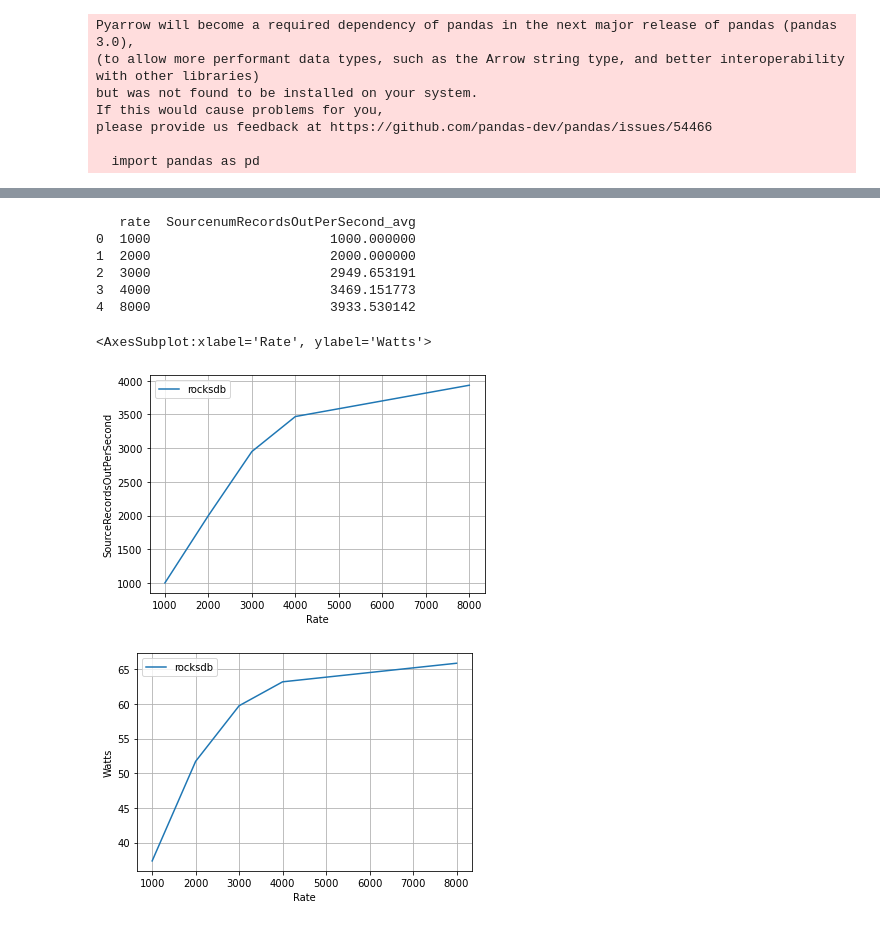
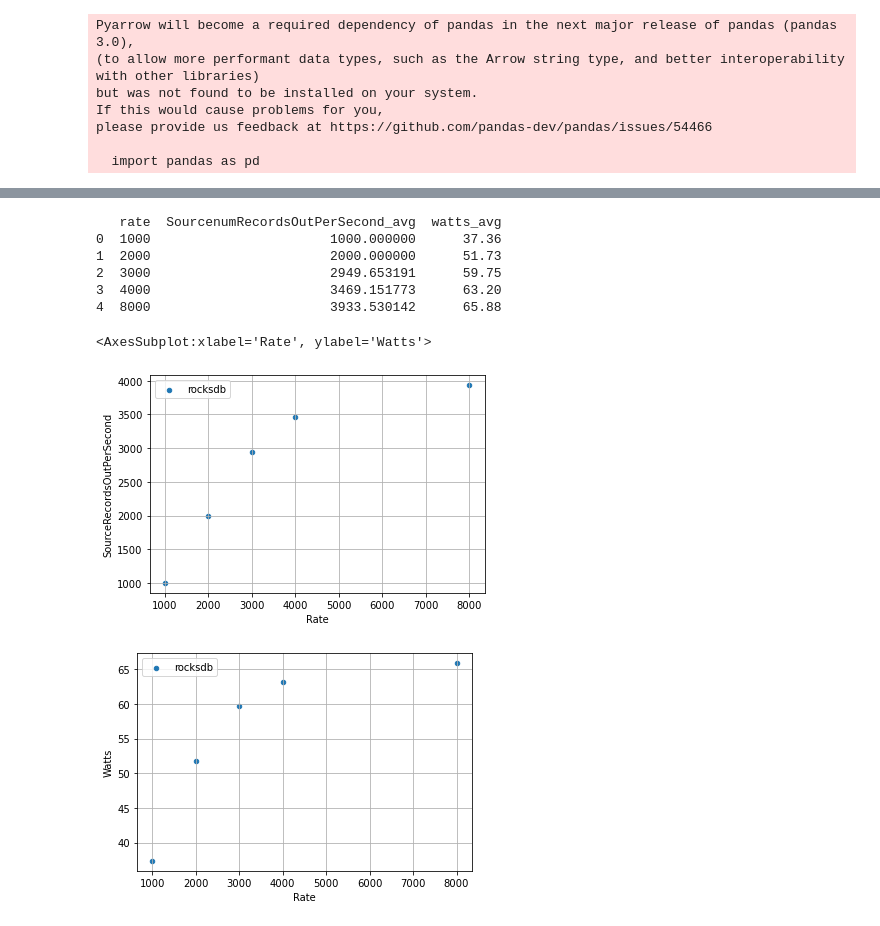
Before and after one commit to EEStrmCmptng/experiment-scripts, a Jupyter notebook: jupyter-notebook/query5_7_1_2024.ipynb, the cells around one changed output, grey strips where cells are left out. Saved outputs shown, nothing was run; the diff lists cells and outputs as text; code cells hidden in the pictures.

```diff
--- a/jupyter-notebook/query5_7_1_2024.ipynb
+++ b/jupyter-notebook/query5_7_1_2024.ipynb
@@ -48,15 +48,15 @@ Index(['Unnamed: 0', 'i', 'itr', 'dvfs', 'rate', 'policy', 'nwindows',
 # %%
 dfrocksdb = pd.read_csv('../logs/rocksdb/combined.csv')
-print(dfrocksdb[['rate', 'SourcenumRecordsOutPerSecond_avg']])
-dfrocksdb.plot(x='rate', y='SourcenumRecordsOutPerSecond_avg', grid=True, xlabel="Rate", ylabel="SourceRecordsOutPerSecond", kind='line', label='rocksdb')
-dfrocksdb.plot(x='rate', y='watts_avg', xlabel="Rate", grid=True, ylabel="Watts", kind='line', label='rocksdb')
+print(dfrocksdb[['rate', 'SourcenumRecordsOutPerSecond_avg', 'watts_avg']])
+dfrocksdb.plot(x='rate', y='SourcenumRecordsOutPerSecond_avg', grid=True, xlabel="Rate", ylabel="SourceRecordsOutPerSecond", kind='scatter', label='rocksdb')
+dfrocksdb.plot(x='rate', y='watts_avg', xlabel="Rate", grid=True, ylabel="Watts", kind='scatter', label='rocksdb')
 # %% [output]
-   rate  SourcenumRecordsOutPerSecond_avg
-0  1000                       1000.000000
-1  2000                       2000.000000
-2  3000                       2949.653191
-3  4000                       3469.151773
-4  8000                       3933.530142
+   rate  SourcenumRecordsOutPerSecond_avg  watts_avg
+0  1000                       1000.000000      37.36
+1  2000                       2000.000000      51.73
+2  3000                       2949.653191      59.75
+3  4000                       3469.151773      63.20
+4  8000                       3933.530142      65.88
 <AxesSubplot:xlabel='Rate', ylabel='Watts'>
-[figure, old version]
+[figure, new version]
-[figure, old version]
+[figure, new version]
```
Also changed, not shown: parts of 1 cell of this notebook, 2 other files.
